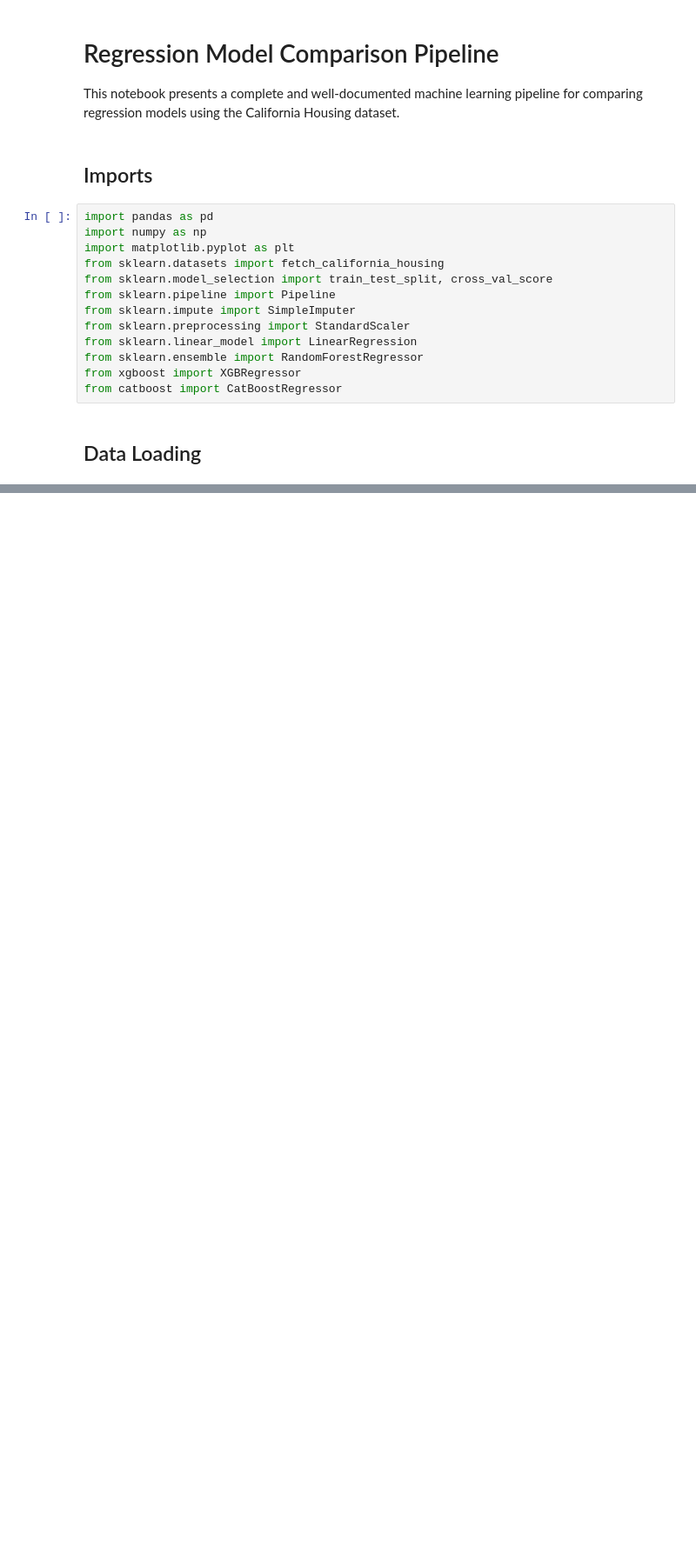
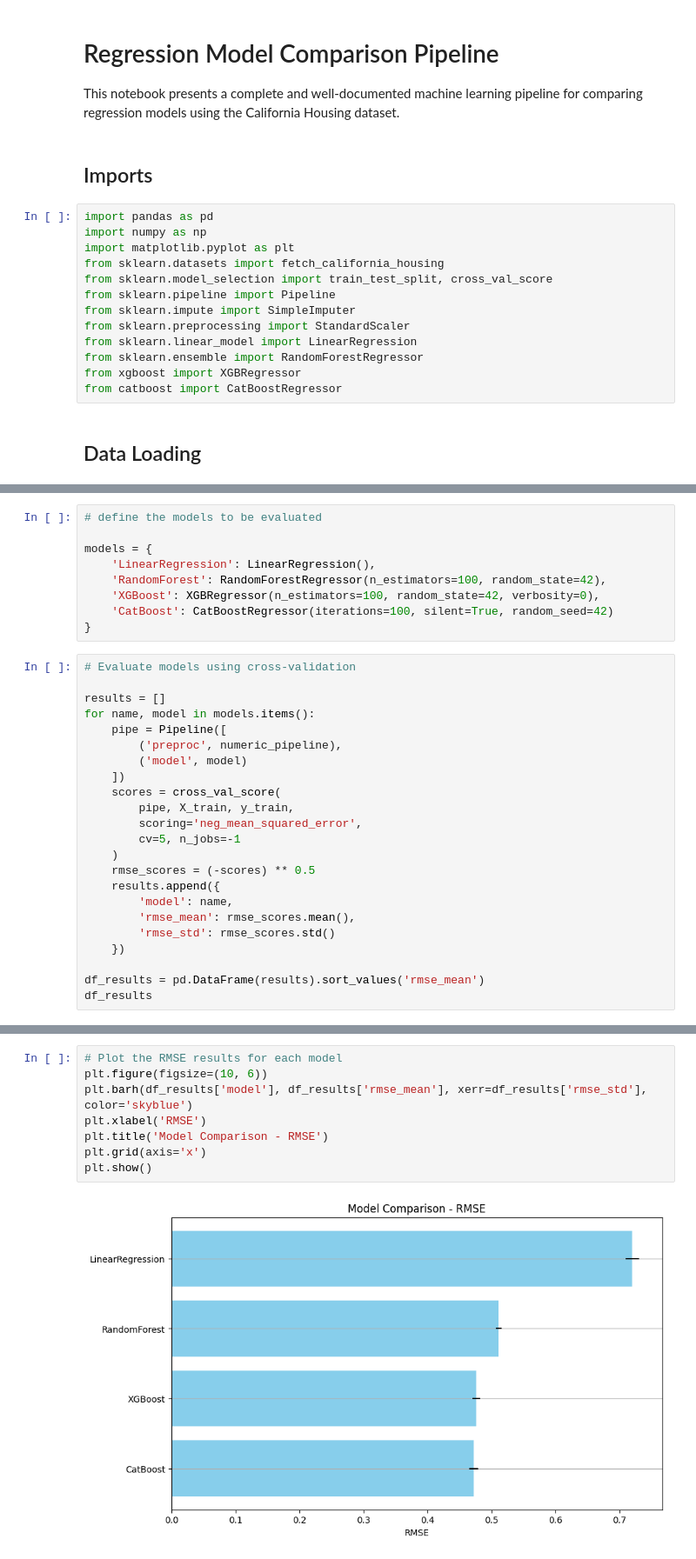
Before and after one commit to Gefft3/regression-model-comparison, a Jupyter notebook: main.ipynb, the cells around one changed output, grey strips where cells are left out. Shown at 87% size. Cells and saved outputs as stored; diff of their text form; blank space fills up the shorter version.

```diff
--- a/main.ipynb
+++ b/main.ipynb
@@ -65,0 +145,32 @@ df.head()
+# %%
+# define the models to be evaluated
+
+models = {
+    'LinearRegression': LinearRegression(),
+    'RandomForest': RandomForestRegressor(n_estimators=100, random_state=42),
+    'XGBoost': XGBRegressor(n_estimators=100, random_state=42, verbosity=0),
+    'CatBoost': CatBoostRegressor(iterations=100, silent=True, random_seed=42)
+}
+# %%
+# Evaluate models using cross-validation
+
+results = []
+for name, model in models.items():
+    pipe = Pipeline([
+        ('preproc', numeric_pipeline),
+        ('model', model)
+    ])
+    scores = cross_val_score(
+        pipe, X_train, y_train,
+        scoring='neg_mean_squared_error',
+        cv=5, n_jobs=-1
+    )
+    rmse_scores = (-scores) ** 0.5
+    results.append({
+        'model': name,
+        'rmse_mean': rmse_scores.mean(),
+        'rmse_std': rmse_scores.std()
+    })
+
+df_results = pd.DataFrame(results).sort_values('rmse_mean')
+df_results
@@ -65,0 +203,10 @@ df.head()
+# %%
+# Plot the RMSE results for each model
+plt.figure(figsize=(10, 6))
+plt.barh(df_results['model'], df_results['rmse_mean'], xerr=df_results['rmse_std'], color='skyblue')
+plt.xlabel('RMSE')
+plt.title('Model Comparison - RMSE')
+plt.grid(axis='x')
+plt.show()
+# %% [output]
+[figure, added]
```
Also changed, not shown: parts of 20 cells of this notebook, 1 other file.
